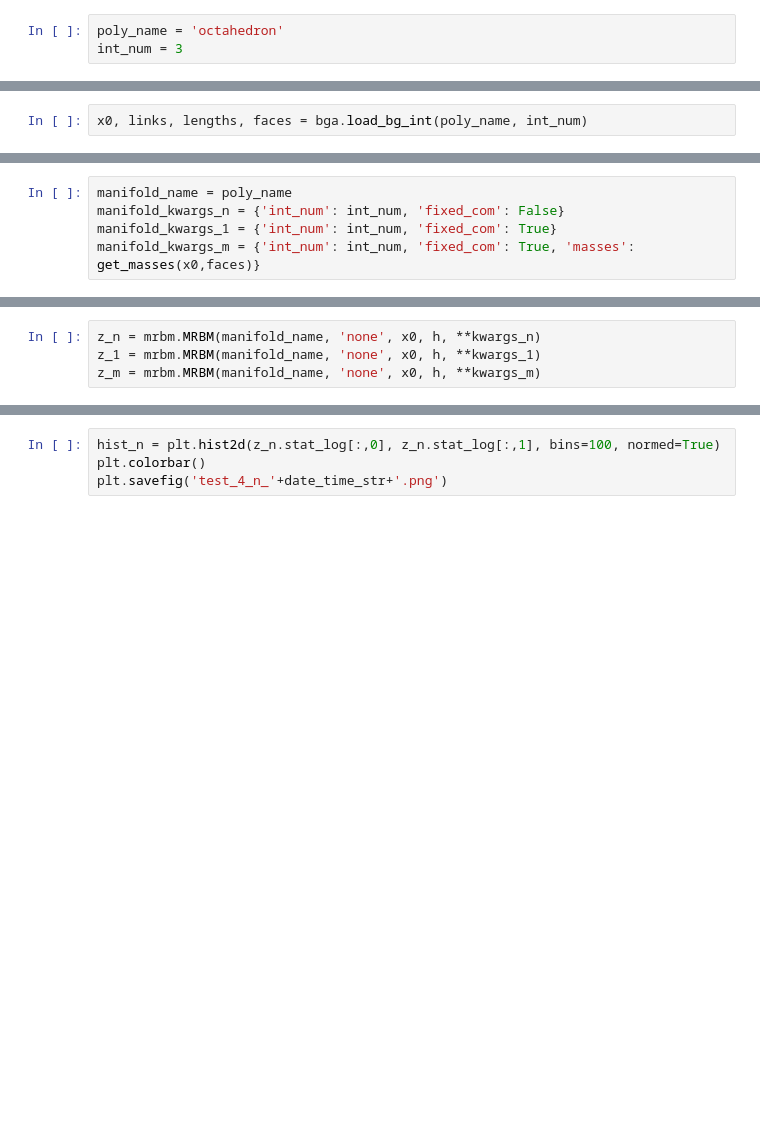
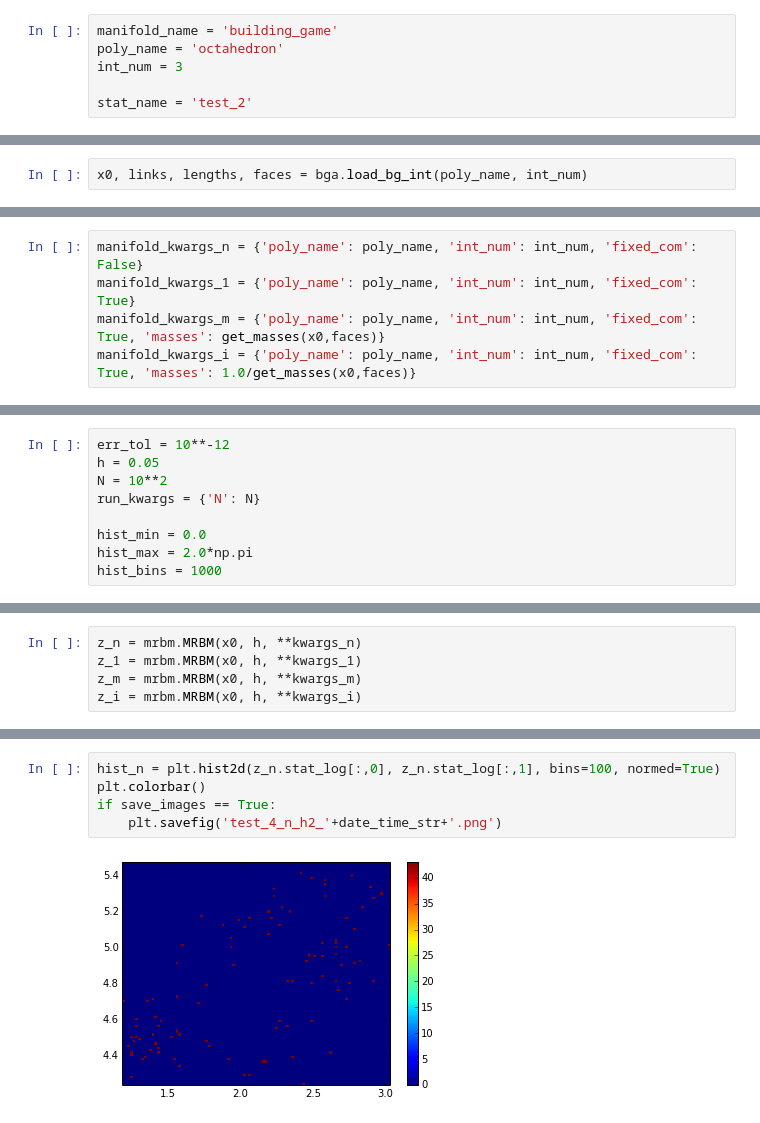
Before and after one commit to Danie1Johnson/research, a Jupyter notebook: BGMRBM test 4.ipynb, the cells around one changed output, grey strips where cells are left out. Cells and saved outputs as stored; diff of their text form; blank space fills up the shorter version.

```diff
--- a/BGMRBM test 4.ipynb
+++ b/BGMRBM test 4.ipynb
@@ -23,3 +33,6 @@ mrbm = reload(mrbm)
 # %%
+manifold_name = 'building_game'
 poly_name = 'octahedron'
 int_num = 3
+
+stat_name = 'test_2'
@@ -51,5 +41,5 @@ print get_masses(x0, faces)
 # %%
-manifold_name = poly_name
-manifold_kwargs_n = {'int_num': int_num, 'fixed_com': False}
-manifold_kwargs_1 = {'int_num': int_num, 'fixed_com': True}
-manifold_kwargs_m = {'int_num': int_num, 'fixed_com': True, 'masses': get_masses(x0,faces)}
+manifold_kwargs_n = {'poly_name': poly_name, 'int_num': int_num, 'fixed_com': False}
+manifold_kwargs_1 = {'poly_name': poly_name, 'int_num': int_num, 'fixed_com': True}
+manifold_kwargs_m = {'poly_name': poly_name, 'int_num': int_num, 'fixed_com': True, 'masses': get_masses(x0,faces)}
+manifold_kwargs_i = {'poly_name': poly_name, 'int_num': int_num, 'fixed_com': True, 'masses': 1.0/get_masses(x0,faces)}
@@ -71,0 +46,9 @@ kwargs_m = {'stat_name': stat_name,
+# %%
+err_tol = 10**-12
+h = 0.05
+N = 10**2
+run_kwargs = {'N': N}
+
+hist_min = 0.0
+hist_max = 2.0*np.pi
+hist_bins = 1000
@@ -72,6 +91,7 @@ kwargs_m = {'stat_name': stat_name,
 # %%
-z_n = mrbm.MRBM(manifold_name, 'none', x0, h, **kwargs_n)
-z_1 = mrbm.MRBM(manifold_name, 'none', x0, h, **kwargs_1)
-z_m = mrbm.MRBM(manifold_name, 'none', x0, h, **kwargs_m)
+z_n = mrbm.MRBM(x0, h, **kwargs_n)
+z_1 = mrbm.MRBM(x0, h, **kwargs_1)
+z_m = mrbm.MRBM(x0, h, **kwargs_m)
+z_i = mrbm.MRBM(x0, h, **kwargs_i)
 # %%
 x_range = np.linspace(0.0, 2.0*np.pi)
@@ -89,5 +107,8 @@ KeyboardInterrupt:
 # %%
 hist_n = plt.hist2d(z_n.stat_log[:,0], z_n.stat_log[:,1], bins=100, normed=True)
 plt.colorbar()
-plt.savefig('test_4_n_'+date_time_str+'.png')
+if save_images == True:
+    plt.savefig('test_4_n_h2_'+date_time_str+'.png')
+# %% [output]
+[figure, added]
 # %%
```
Also changed, not shown: parts of 26 cells of this notebook, 1 other file.
